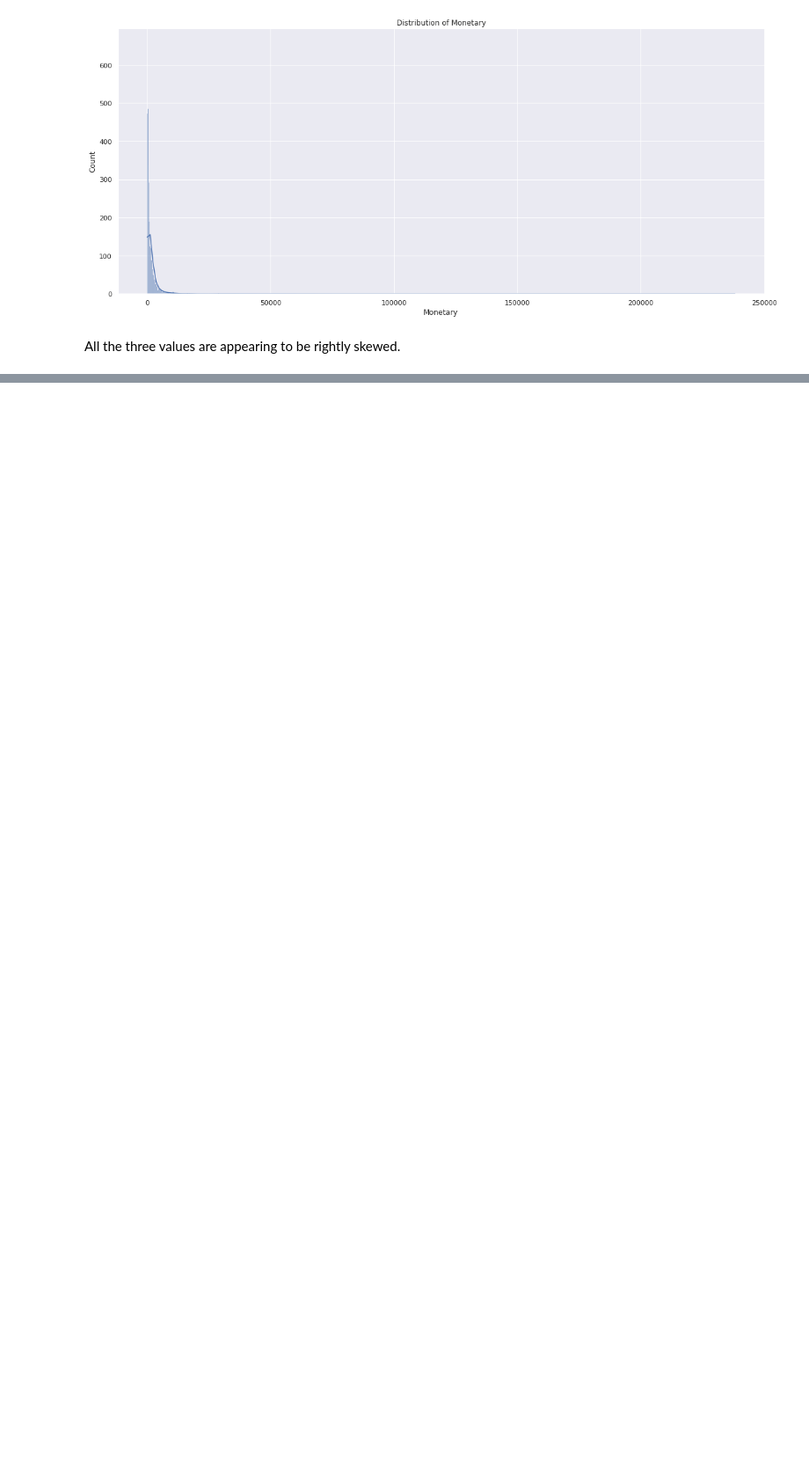
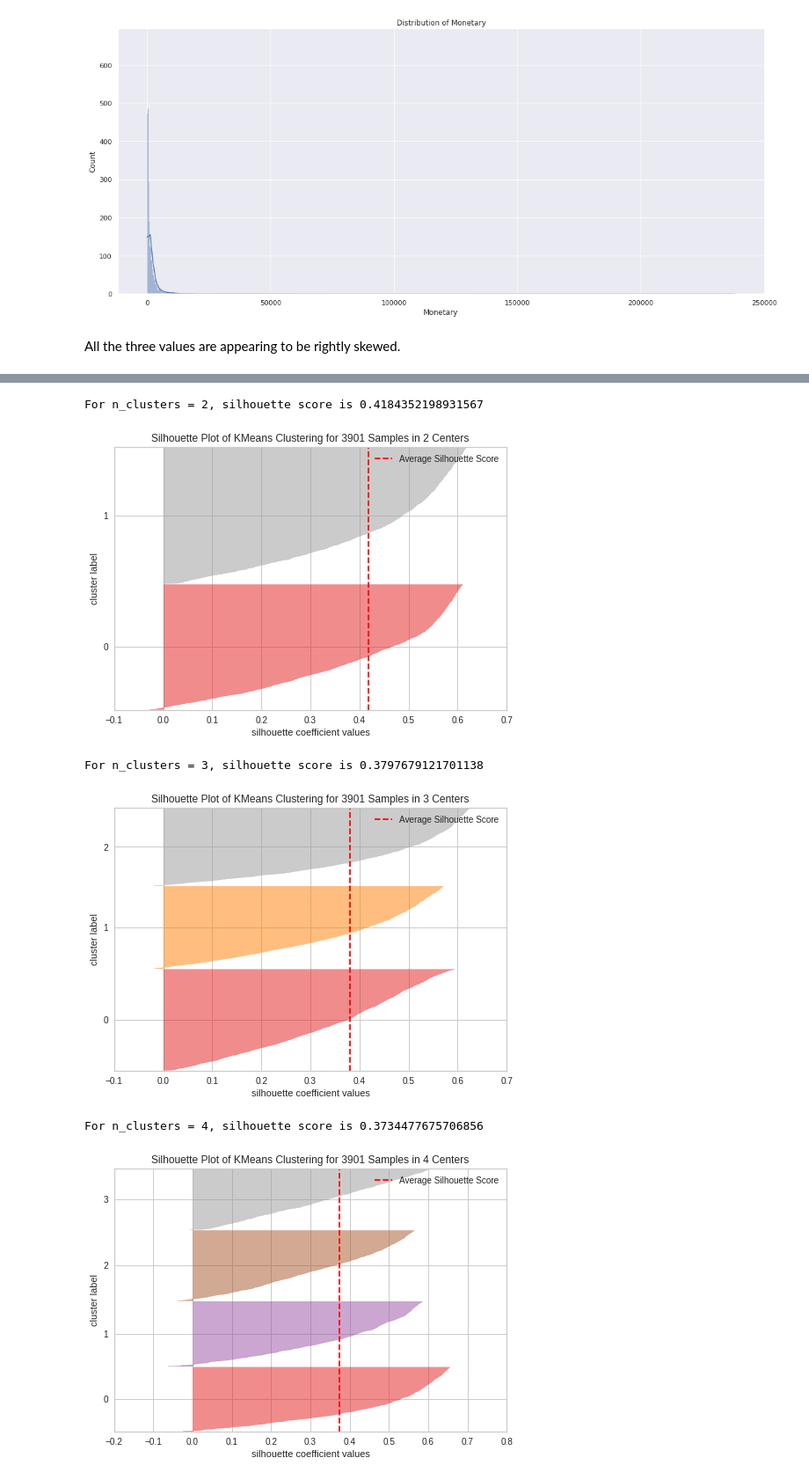
Before and after one commit to Sandipan0303/Unsupervised-online-retail-customer-segmentation, a Jupyter notebook: Copy_of_Online_Retail_Customer_Segmentation_Capstone_Project.ipynb, the cells around one changed output, grey strips where cells are left out. Shown at 88% size. Drawn from its saved outputs; the diff is of its cells as text; code cells hidden in the pictures; blank space fills up the shorter version.

```diff
--- a/Copy_of_Online_Retail_Customer_Segmentation_Capstone_Project.ipynb
+++ b/Copy_of_Online_Retail_Customer_Segmentation_Capstone_Project.ipynb
@@ -554,0 +581,6 @@ All the three values are appearing to be rightly skewed.
+# %%
+# Creating new transformed RFM features
+
+rfm_df['transformed_Recency'] = np.cbrt(rfm_df['Recency'])
+rfm_df['transformed_Frequency'] = np.log(rfm_df['Frequency'])
+rfm_df['transformed_Monetary'] = np.log(rfm_df['Monetary'])
@@ -554,0 +625,32 @@ All the three values are appearing to be rightly skewed.
+# %%
+# kmeans with silhouette score method
+from yellowbrick.cluster import SilhouetteVisualizer
+features = ['transformed_Recency', 'transformed_Monetary']
+
+# scaling our data
+X_features = rfm_df[features].values
+scaler = StandardScaler()
+X = scaler.fit_transform(X_features)
+
+# function to implement kmeans clustering with silhouette analysis
+def silhouette_analysis(n):
+  for n_clusters in range(2,n):
+    km = KMeans(n_clusters = n_clusters)
+    preds = km.fit_predict(X)
+    centers = km.cluster_centers_
+
+    score = silhouette_score(X, preds)
+    print('For n_clusters = {}, silhouette score is {}'.format(n_clusters, score))
+
+    visualizer = SilhouetteVisualizer(km)
+    visualizer.fit(X)
+    visualizer.poof()
+# %%
+silhouette_analysis(10)
+# %% [output]
+For n_clusters = 2, silhouette score is 0.4184352198931567
+[figure, added]
+For n_clusters = 3, silhouette score is 0.3797679121701138
+[figure, added]
+For n_clusters = 4, silhouette score is 0.3734477675706856
+[figure, added]
```
Also changed, not shown: parts of 21 cells of this notebook.
